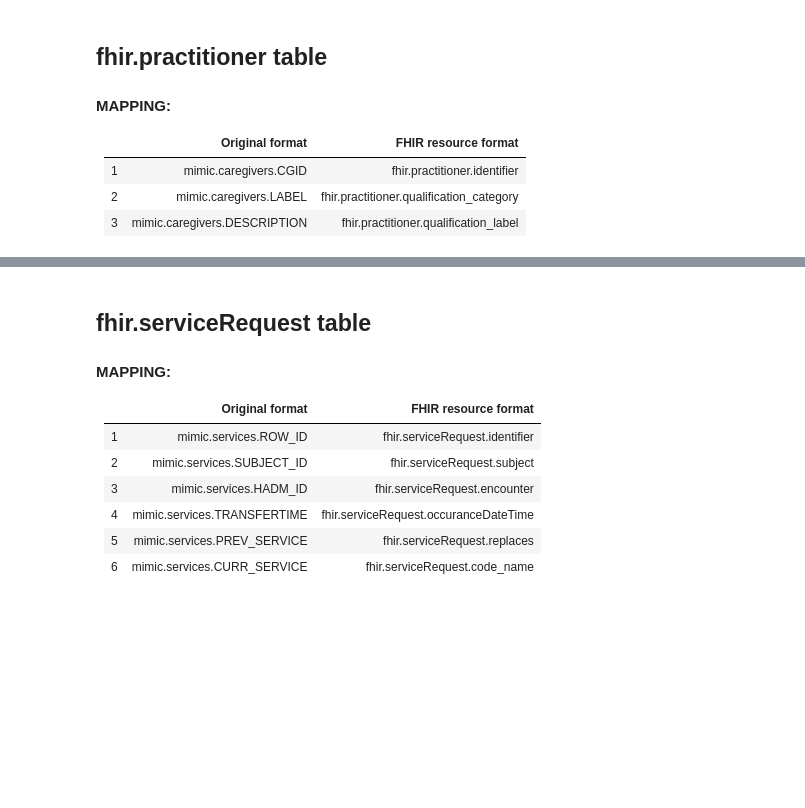
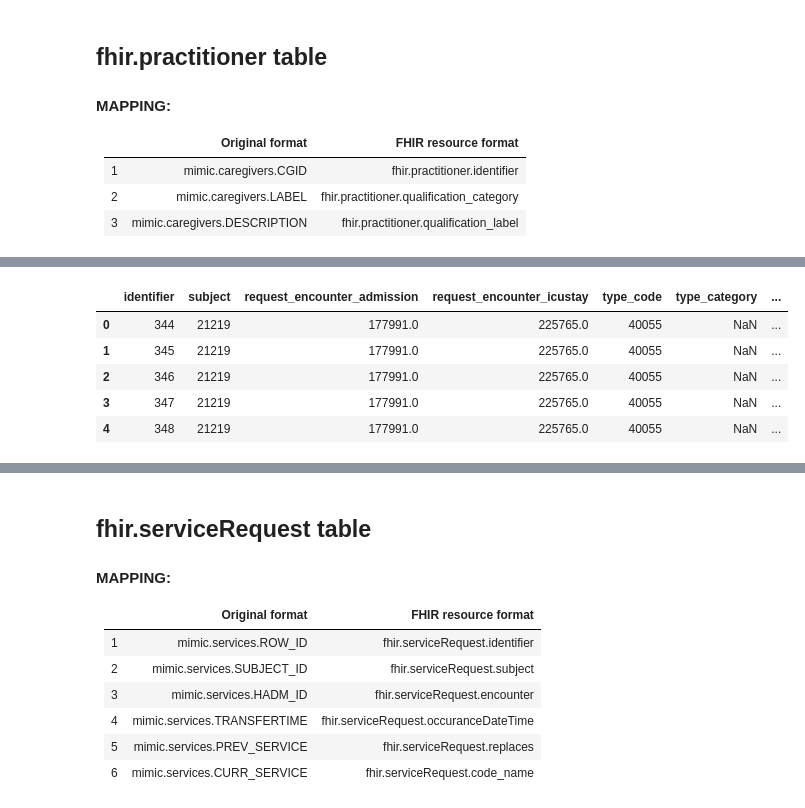
Before and after one commit to Machine-Learning-for-Medical-Language/MIMICIII-to-FHIR, a Jupyter notebook: 004-kba-mimicIII_ETL_FHIR.ipynb, the cells around one changed output, grey strips where cells are left out. Cells and saved outputs as stored; diff of their text form; code cells hidden in the pictures; blank space fills up the shorter version.

```diff
--- a/004-kba-mimicIII_ETL_FHIR.ipynb
+++ b/004-kba-mimicIII_ETL_FHIR.ipynb
@@ -153 +224,72 @@ procedure_mv.head()
+# %%
+def transform_outputevents(data_path, output_path):
+    # 'STORETIME'
+    outputevents = pd.read_csv(data_path+'OUTPUTEVENTS'+file_ext, compression=compression,
+                               usecols = ['ROW_ID', 'SUBJECT_ID', 'HADM_ID', 'ICUSTAY_ID',
+                                          'CHARTTIME', 'ITEMID', 'VALUE', 'VALUEUOM',
+                                          'CGID', 'STOPPED', 'NEWBOTTLE', 'ISERROR'],
+                               dtype = {'ROW_ID': int, 'SUBJECT_ID': int, 'HADM_ID': float,
+                                        'ICUSTAY_ID': float, 'ITEMID': int, 'VALUE': np.float64,
+                                        'VALUEUOM': str, 'CGID': int, 'STOPPED': str,
+                                        'NEWBOTTLE': float, 'ISERROR': float},
+                               parse_dates=['CHARTTIME'],
+                               )
+
+    d_items = pd.read_csv(data_path+'D_ITEMS'+file_ext, compression=compression, index_col=0,
+                      # dropped 'ABBREVIATION', 'LINKSTO', 'CONCEPTID', 'UNITNAME'
+                      usecols=['ROW_ID', 'ITEMID', 'LABEL', 'DBSOURCE', 'CATEGORY', 'PARAM_TYPE'],
+                      dtype={'ROW_ID': int, 'ITEMID': int, 'LABEL': str, 'DBSOURCE': 'category',
+                             'CATEGORY': 'category', 'PARAM_TYPE': str})
+
+    specimen_oe = pd.merge(outputevents, d_items, on='ITEMID')
+
+    # Replace NaN in columns with empty strings so that concatenation in notes works
+    specimen_oe['note'] = specimen_oe['LABEL'].str.cat(specimen_oe['DBSOURCE'], sep=' ', na_rep='NA')
+    specimen_oe['note'] = specimen_oe['note'].str.cat(specimen_oe['PARAM_TYPE'], sep=' ', na_rep='')
+
+    # Combine STOPPED and ISERROR column, Errorneous notes entries will be eliminated later on
+    specimen_oe.loc[specimen_oe.ISERROR==1,'STOPPED'] = 'Error'
+
+    # Drop Columns not needed anymore
+    specimen_oe.drop(columns=['LABEL', 'PARAM_TYPE', 'DBSOURCE', 'ISERROR'], inplace=True)
+
+    specimen_oe.rename(columns={'ROW_ID':'identifier',
+                                'SUBJECT_ID':'subject',
+                                'HADM_ID':'request_encounter_admission',
+                                'ICUSTAY_ID':'request_encounter_icustay',
+                                'ITEMID':'type_code',
+                                'CATEGORY':'type_category',
+                                'CGID':'collector',
+                                'CHARTTIME':'collected_dateTime',
+                                'VALUE':'collection_quantity',
+                                'VALUEUOM':'collection_unit',
+                                'NEWBOTTLE':'collection_newBottle',
+                                'STOPPED':'status'}, inplace=True)
+
+    specimen_oe = specimen_oe.reindex(columns=['identifier',
+                                                'subject',
+                                                'request_encounter_admission',
+                                                'request_encounter_icustay',
+                                                'type_code',
+                                                'type_category',
+                                                'collection_collector',
+                                                'collection_dateTime',
+                                                'collection_quantity',
+                                                'collection_unit',
+                                                'collection_newBottle',
+                                                'status',
+                                                'note'], copy=False)
+
+    specimen_oe.to_csv(output_path+'specimen_oe.csv.gz', compression='gzip', index=False)
+    return specimen_oe
+
+specimen_oe = transform_outputevents(data_path, output_path)
+specimen_oe.head()
+# %% [output]
+|  | identifier | subject | request_encounter_admission | request_encounter_icustay | type_code | type_category | ... |
+| 0 | 344 | 21219 | 177991.0 | 225765.0 | 40055 | NaN | ... |
+| 1 | 345 | 21219 | 177991.0 | 225765.0 | 40055 | NaN | ... |
+| 2 | 346 | 21219 | 177991.0 | 225765.0 | 40055 | NaN | ... |
+| 3 | 347 | 21219 | 177991.0 | 225765.0 | 40055 | NaN | ... |
+| 4 | 348 | 21219 | 177991.0 | 225765.0 | 40055 | NaN | ... |
 # %% [markdown]
```
Also changed, not shown: parts of 12 cells of this notebook, 2 other files.
